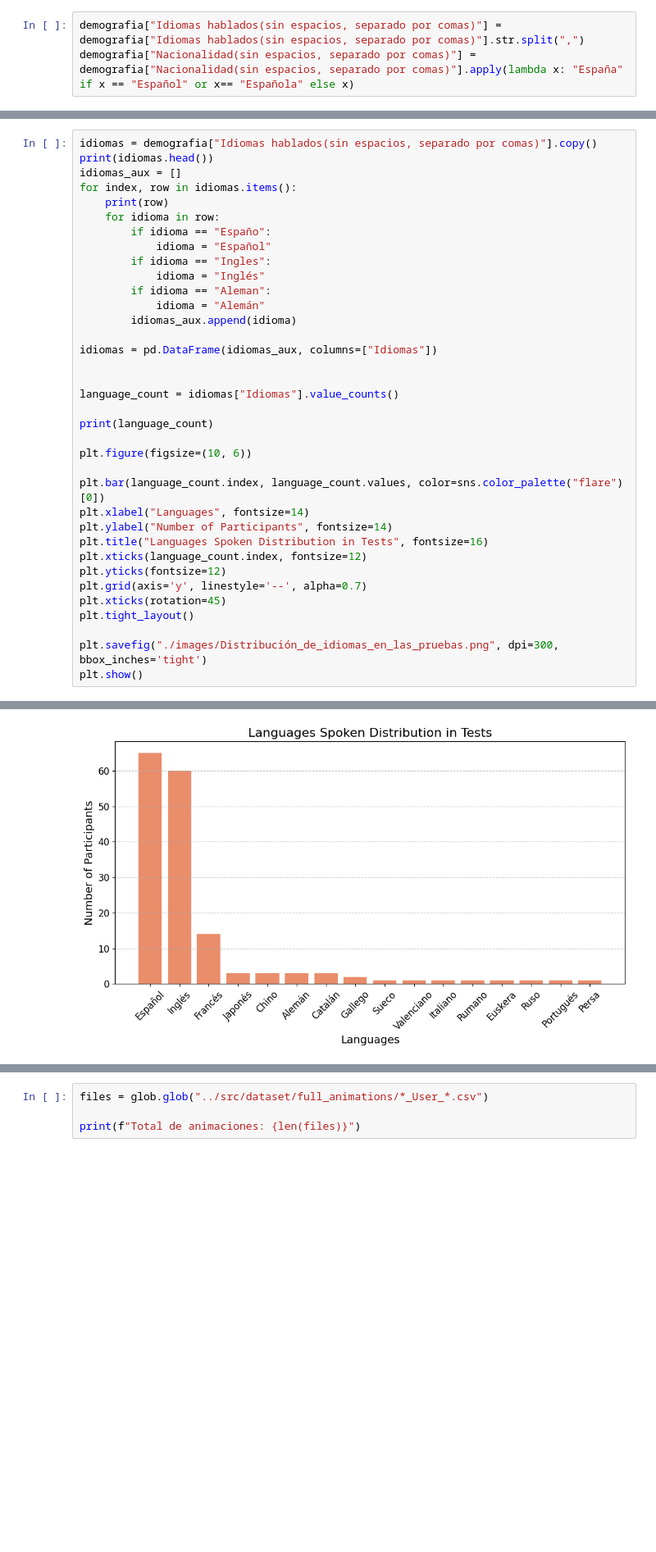
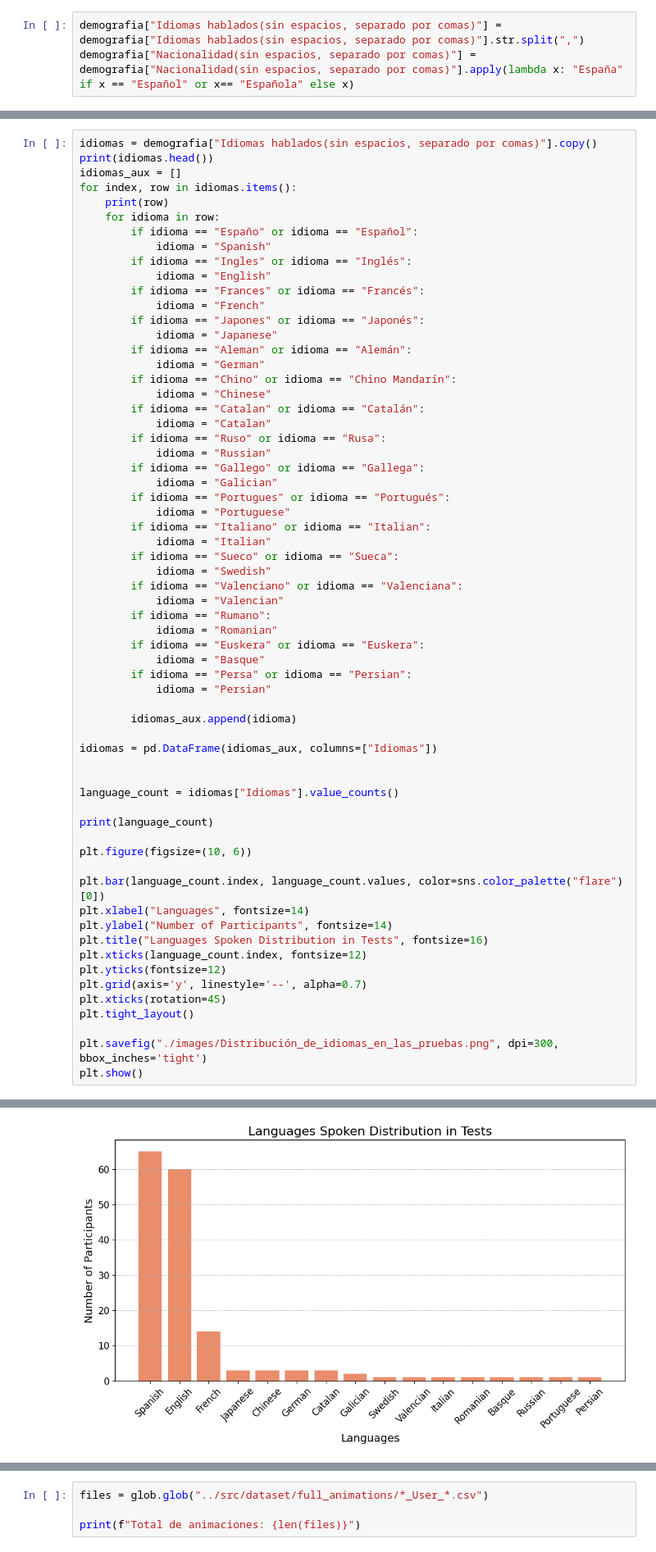
Before and after one commit to FratosVR/Models, a Jupyter notebook: citas_generacion_dataset/datos_demograficos_dataset.ipynb, the cells around one changed output, grey strips where cells are left out. Shown: that part at 82% size. Cells and saved outputs as stored; diff of their text form; blank space fills up the shorter version.

```diff
--- a/citas_generacion_dataset/datos_demograficos_dataset.ipynb
+++ b/citas_generacion_dataset/datos_demograficos_dataset.ipynb
@@ -124,12 +124,39 @@ idiomas_aux = []
 for index, row in idiomas.items():
     print(row)
     for idioma in row:
-        if idioma == "Españo":
-            idioma = "Español"
-        if idioma == "Ingles":
-            idioma = "Inglés"
-        if idioma == "Aleman":
-            idioma = "Alemán"
+        if idioma == "Españo" or idioma == "Español":
+            idioma = "Spanish"
+        if idioma == "Ingles" or idioma == "Inglés":
+            idioma = "English"
+        if idioma == "Frances" or idioma == "Francés":
+            idioma = "French"
+        if idioma == "Japones" or idioma == "Japonés":
+            idioma = "Japanese"
+        if idioma == "Aleman" or idioma == "Alemán":
+            idioma = "German"
+        if idioma == "Chino" or idioma == "Chino Mandarín":
+            idioma = "Chinese"
+        if idioma == "Catalan" or idioma == "Catalán":
+            idioma = "Catalan"
+        if idioma == "Ruso" or idioma == "Rusa":
+            idioma = "Russian"
+        if idioma == "Gallego" or idioma == "Gallega":
+            idioma = "Galician"
+        if idioma == "Portugues" or idioma == "Portugués":
+            idioma = "Portuguese"
+        if idioma == "Italiano" or idioma == "Italian":
+            idioma = "Italian"
+        if idioma == "Sueco" or idioma == "Sueca":
+            idioma = "Swedish"
+        if idioma == "Valenciano" or idioma == "Valenciana":
+            idioma = "Valencian"
+        if idioma == "Rumano":
+            idioma = "Romanian"
+        if idioma == "Euskera" or idioma == "Euskera":
+            idioma = "Basque"
+        if idioma == "Persa" or idioma == "Persian":
+            idioma = "Persian"
+
         idiomas_aux.append(idioma)
 
 idiomas = pd.DataFrame(idiomas_aux, columns=["Idiomas"])
@@ -173,5 +200,5 @@ Persa          1
 Name: count, dtype: int64
-[figure, old version]
+[figure, new version]
 # %%
 diestro_percentage = demografia["Diestro o Zurdo"].value_counts(normalize=True) * 100
 labels = diestro_percentage.keys()
```
Also changed, not shown: parts of 5 cells of this notebook, 4 other files.
